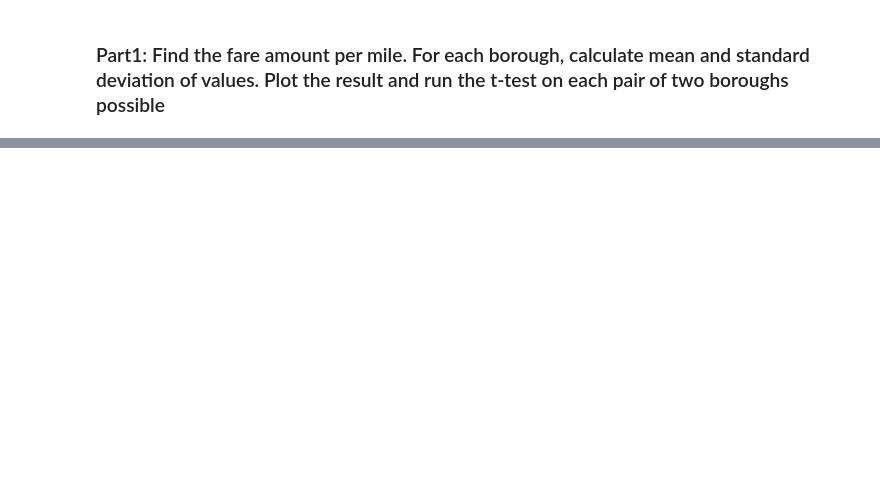
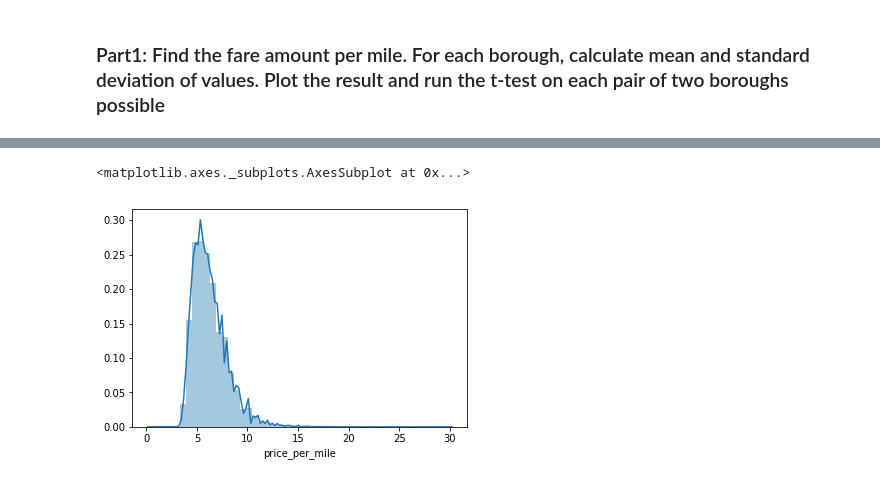
Before and after one commit to EgonFerri/ADM-HM2, a Jupyter notebook: HMW2_OFFICIALFILE.ipynb, the cells around one changed output, grey strips where cells are left out. Saved outputs shown, nothing was run; the diff lists cells and outputs as text; code cells hidden in the pictures; blank space fills up the shorter version.

```diff
--- a/HMW2_OFFICIALFILE.ipynb
+++ b/HMW2_OFFICIALFILE.ipynb
@@ -1576,2 +1177,0 @@ df.shape
-# %%
-df['Month']=df['Month'].astype(np.uint8)
@@ -1616,0 +1288,9 @@ df['price_per_mile'] = df['fare_amount']/df['trip_distance']
+# %%
+#We see that mean values for 'priec_per_mile'=6.2 and std=1.7
+#25%=5, 50%=5.9 and 75%=7.1, Min=0.35 and max=30
+#we feel the need to plot the distribution and see how normalized the plot is
+
+sns.distplot(df['price_per_mile'])
+# %% [output]
+<matplotlib.axes._subplots.AxesSubplot at 0x...>
+[figure, added]
```
Also changed, not shown: parts of 173 cells of this notebook.
